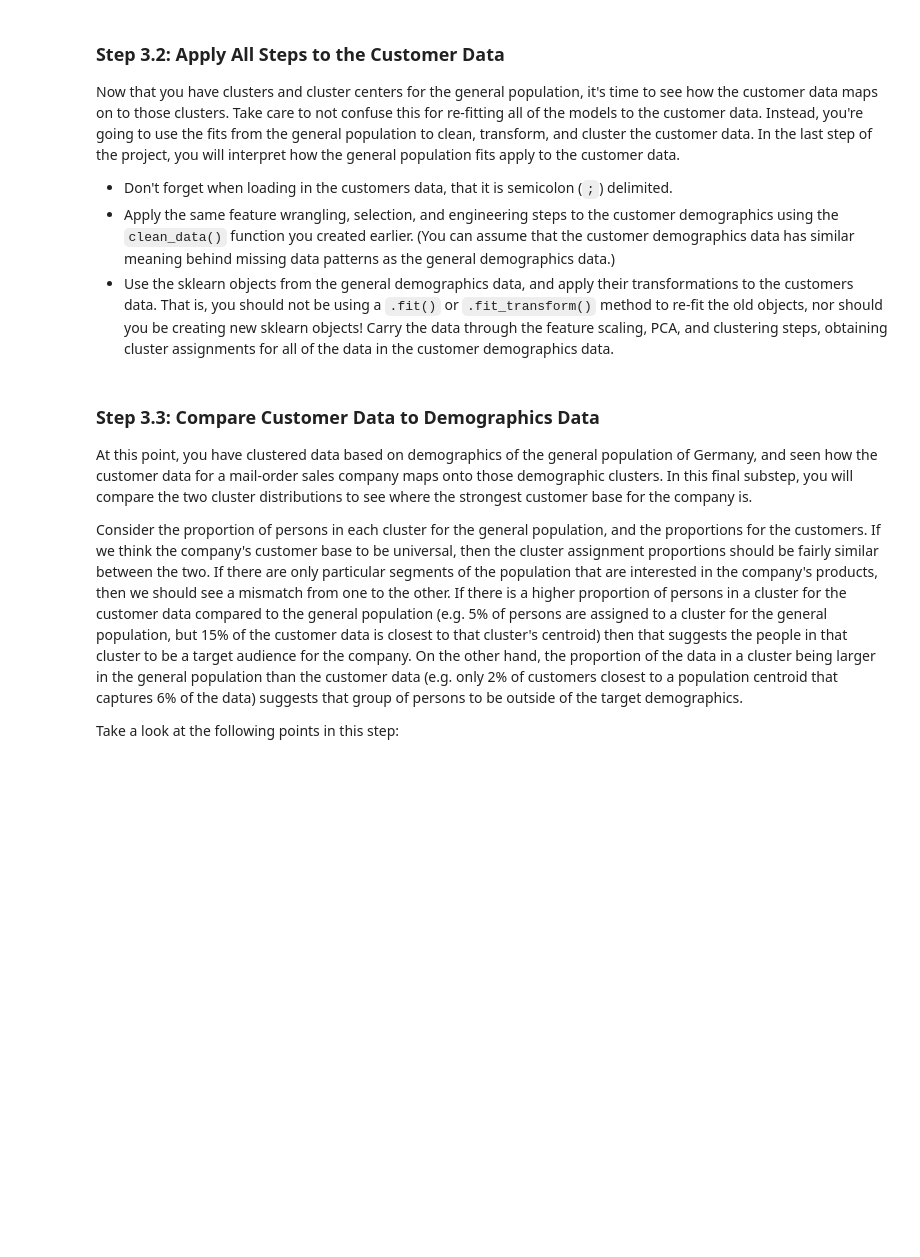
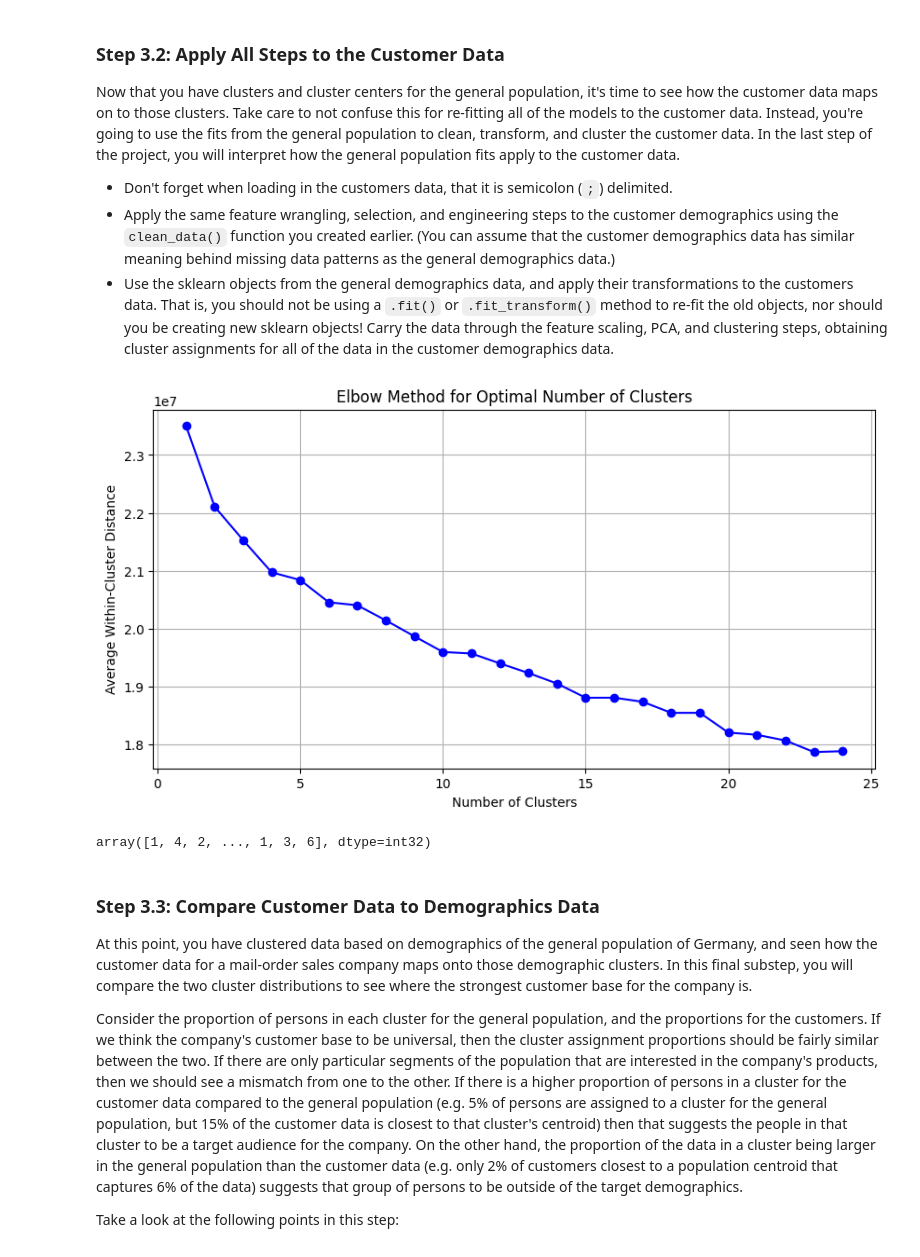
Before and after one commit to ghazicc/Udacity-Identify-Customer-Segments, a Jupyter notebook: Identify_Customer_Segments.ipynb, the cells around one changed output. Saved outputs shown, nothing was run; the diff lists cells and outputs as text; code cells hidden in the pictures; blank space fills up the shorter version.

```diff
--- a/Identify_Customer_Segments.ipynb
+++ b/Identify_Customer_Segments.ipynb
@@ -754,11 +885,53 @@ Now that you have clusters and cluster centers for the general population, it's
 - Use the sklearn objects from the general demographics data, and apply their transformations to the customers data. That is, you should not be using a `.fit()` or `.fit_transform()` method to re-fit the old objects, nor should you be creating new sklearn objects! Carry the data through the feature scaling, PCA, and clustering steps, obtaining cluster assignments for all of the data in the customer demographics data.
 # %%
 # Load in the customer demographics data.
-customers =
+customers = pd.read_csv('Udacity_CUSTOMERS_Subset.csv', sep=';')
 # %%
 # Apply preprocessing, feature transformation, and clustering from the general
 # demographics onto the customer data, obtaining cluster predictions for the
 # customer demographics data.
+
+# clean data, scale and impute
+customers_cleaned = clean_data(customers)
+imputer = SimpleImputer(strategy='median')
+customers_imputed = pd.DataFrame(imputer.fit_transform(customers_cleaned), columns=customers_cleaned.columns)
+scaler = StandardScaler()
+customers_scaled = pd.DataFrame(scaler.fit_transform(customers_imputed), columns=customers_imputed.columns)
+# %%
+# perform PCA
+pca = PCA(125)
+customers_pca = pca.fit_transform(customers_scaled)
+# %%
+# perform clustering
+scores = []
+
+for i in range(1, 25):
+  # run k-means clustering on the data and...
+    cluster = KMeans(i)
+    model = cluster.fit(customers_pca)
+
+    # compute the average within-cluster distances.
+    scores.append(-model.score(customers_pca))
+# %%
+# Investigate the change in within-cluster distance across number of clusters.
+# HINT: Use matplotlib's plot function to visualize this relationship.
+plt.figure(figsize=(10, 5))
+plt.plot(range(1, len(scores) + 1), scores, marker='o', linestyle='-', color='b')
+plt.xlabel('Number of Clusters')
+plt.ylabel('Average Within-Cluster Distance')
+plt.title('Elbow Method for Optimal Number of Clusters')
+plt.grid(True)
+plt.show()
+# %% [output]
+[figure, added]
+# %%
+
+cluster = KMeans(12)
+model = cluster.fit(customers_pca)
+customer_predictions = model.predict(customers_pca)
+customer_predictions
+# %% [output]
+array([1, 4, 2, ..., 1, 3, 6], dtype=int32)
 # %% [markdown]
 ### Step 3.3: Compare Customer Data to Demographics Data
 
```
Also changed, not shown: parts of 49 cells of this notebook.
